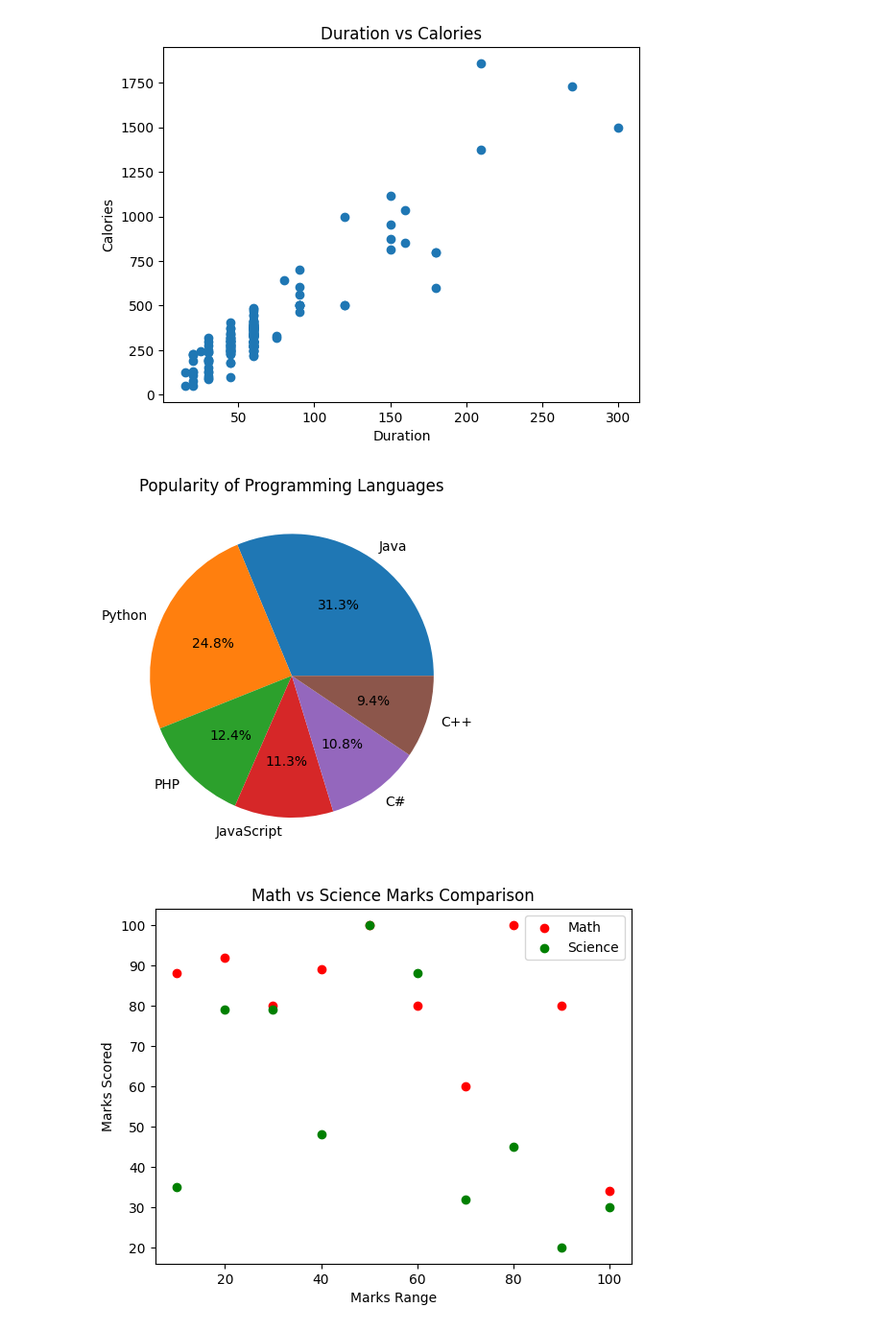
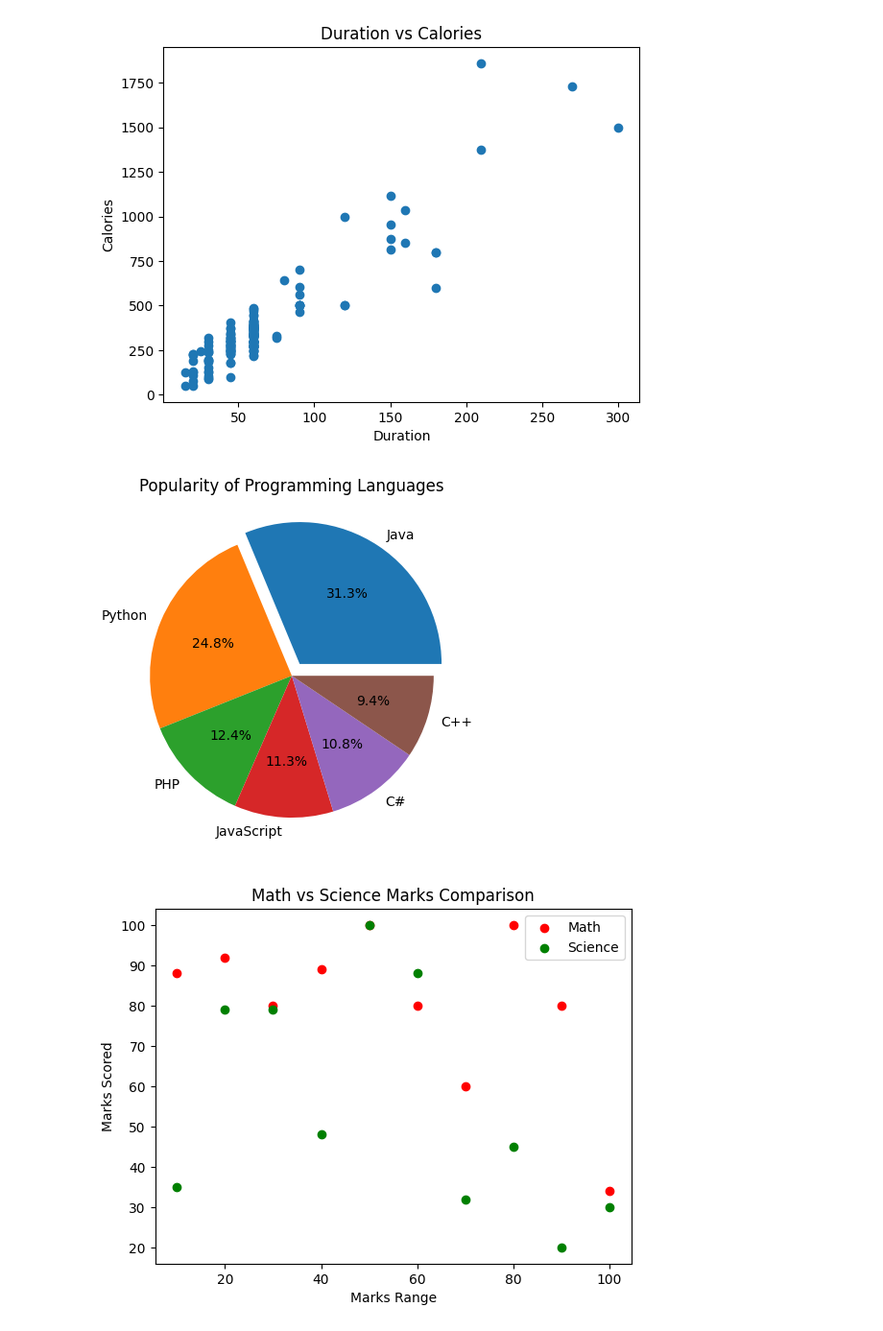
Before and after one commit to MuraliKoushikDesu/MuraliKoushikDesu, a Jupyter notebook: MuraliKoushikDesu_ICP4.ipynb, the cells around one changed output. Shown at 96% size. Drawn from its saved outputs; the diff is of its cells as text; code cells hidden in the pictures.

```diff
--- a/MuraliKoushikDesu_ICP4.ipynb
+++ b/MuraliKoushikDesu_ICP4.ipynb
@@ -52,17 +52,21 @@ Maxpulse    0
 [figure]
 # %%
 import matplotlib.pyplot as plt
+import numpy as np
 
-programming_languages = ['Java', 'Python', 'PHP', 'JavaScript', 'C#', 'C++']
+# Define the data
+programming_languages = ["Java", "Python", "PHP", "JavaScript", "C#", "C++"]
 popularity = [22.2, 17.6, 8.8, 8, 7.7, 6.7]
 
-fig, ax = plt.subplots()
-ax.pie(popularity, labels=programming_languages, autopct='%1.1f%%')
-ax.set_title('Popularity of Programming Languages')
+# Define the explode values
+explode = (0.1, 0, 0, 0, 0, 0)
 
+# Create the pie chart
+plt.pie(popularity, labels=programming_languages, explode=explode, autopct="%1.1f%%")
+plt.title("Popularity of Programming Languages")
 plt.show()
 # %% [output]
-[figure, old version]
+[figure, new version]
 # %%
 import matplotlib.pyplot as plt
 math_marks = [88, 92, 80, 89, 100, 80, 60, 100, 80, 34]
```
